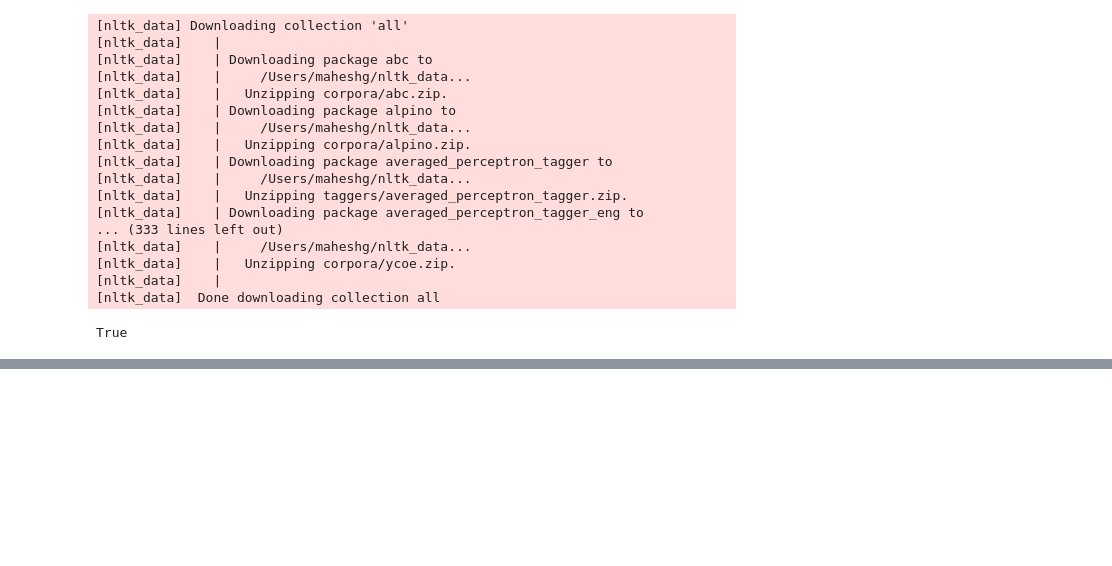
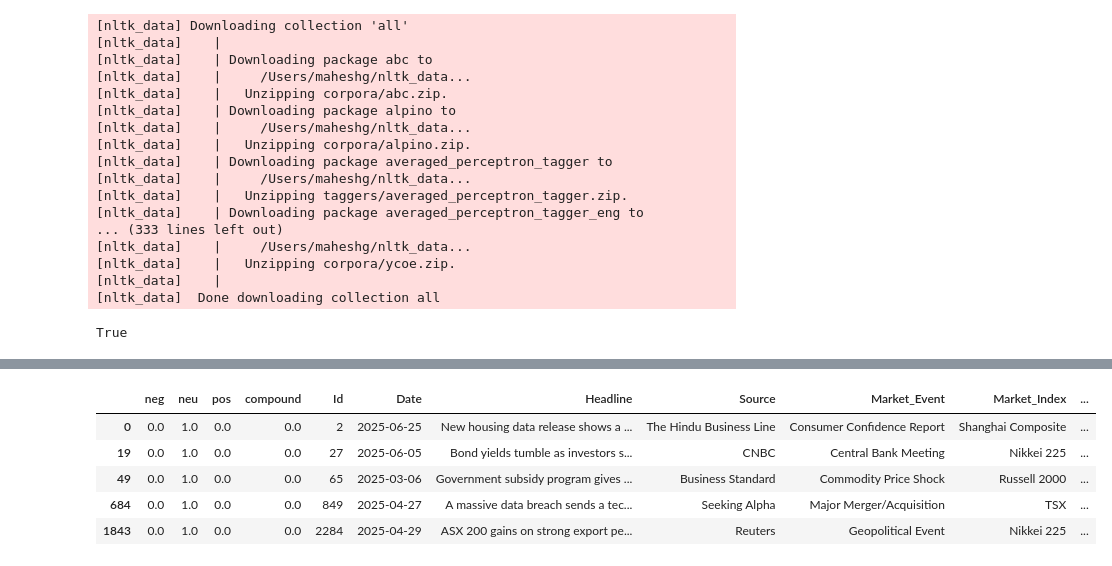
Before and after one commit to gmkumar1988/Data-Analytics-Projects, a Jupyter notebook: Financial_NLP.ipynb, the cells around one changed output, grey strips where cells are left out. Drawn from its saved outputs; the diff is of its cells as text; code cells hidden in the pictures; blank space fills up the shorter version.

```diff
--- a/Financial_NLP.ipynb
+++ b/Financial_NLP.ipynb
@@ -136,0 +244,2 @@ nltk.word_tokenize(example)
+# %%
+financial_new_df = financial_new_df.reset_index().rename(columns={'index': 'Id'})
@@ -136,0 +255,11 @@ nltk.word_tokenize(example)
+# %%
+vaders = vaders.merge(financial_new_df, how='left', left_index=True, right_on='Index_Change_Percent')
+# %%
+vaders.head()
+# %% [output]
+|  | neg | neu | pos | compound | Id | Date | Headline | Source | Market_Event | Market_Index | ... |
+| 0 | 0.0 | 1.0 | 0.0 | 0.0 | 2 | 2025-06-25 | New housing data release shows a ... | The Hindu Business Line | Consumer Confidence Report | Shanghai Composite | ... |
+| 19 | 0.0 | 1.0 | 0.0 | 0.0 | 27 | 2025-06-05 | Bond yields tumble as investors s... | CNBC | Central Bank Meeting | Nikkei 225 | ... |
+| 49 | 0.0 | 1.0 | 0.0 | 0.0 | 65 | 2025-03-06 | Government subsidy program gives ... | Business Standard | Commodity Price Shock | Russell 2000 | ... |
+| 684 | 0.0 | 1.0 | 0.0 | 0.0 | 849 | 2025-04-27 | A massive data breach sends a tec... | Seeking Alpha | Major Merger/Acquisition | TSX | ... |
+| 1843 | 0.0 | 1.0 | 0.0 | 0.0 | 2284 | 2025-04-29 | ASX 200 gains on strong export pe... | Reuters | Geopolitical Event | Nikkei 225 | ... |
```
Also changed, not shown: parts of 31 cells of this notebook, 1 other file.
